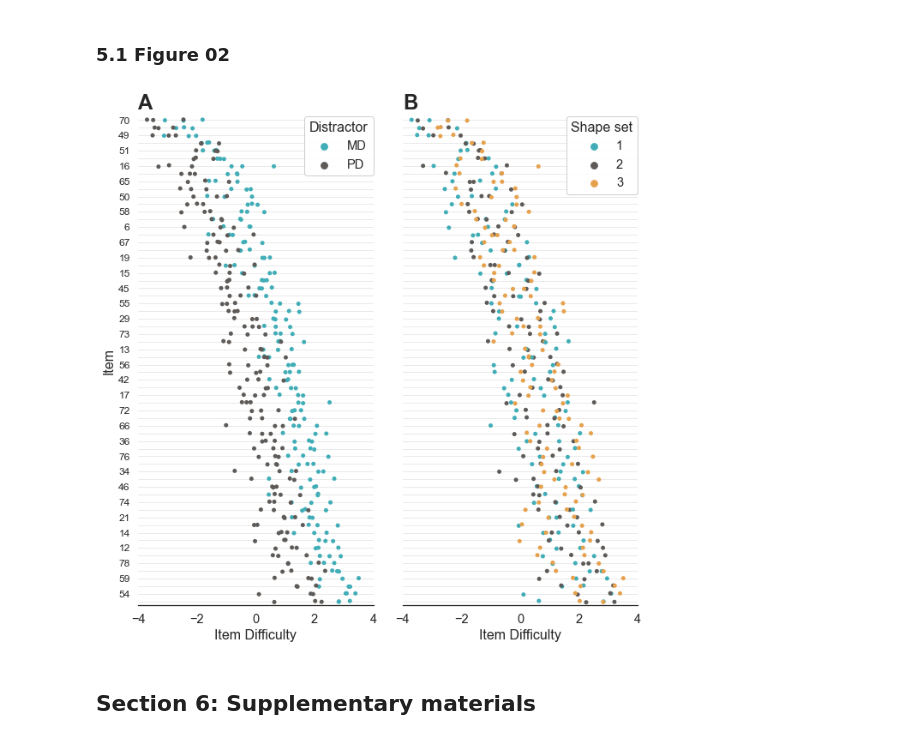
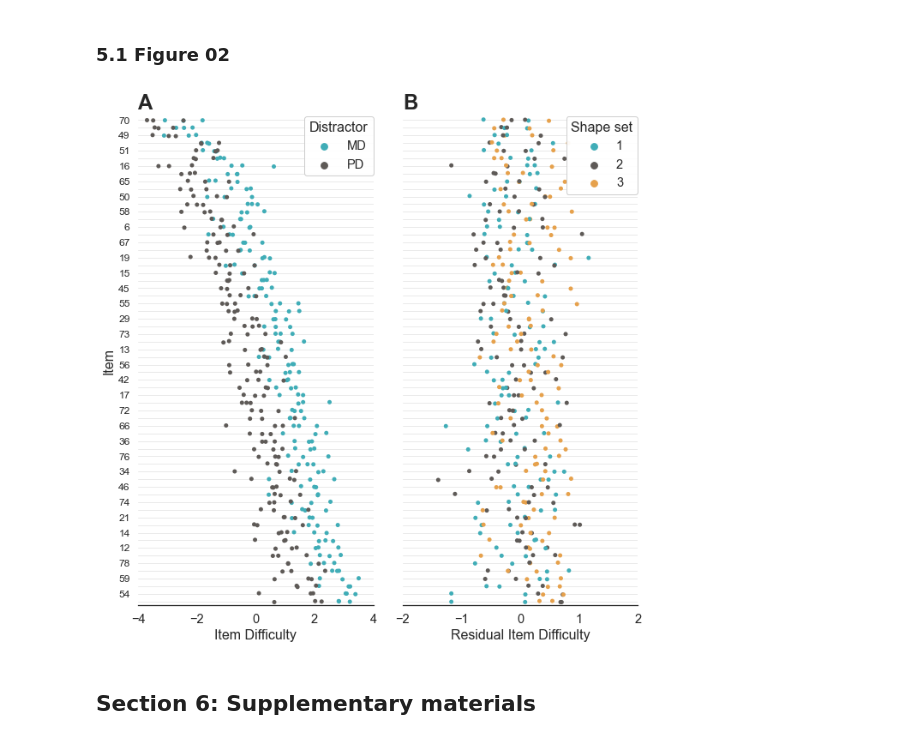
Before and after one commit to ndawlab/mars-irt, a Jupyter notebook: 03_Calibration/03_Modeling.ipynb, the cells around one changed output. Saved outputs shown, nothing was run; the diff lists cells and outputs as text; code cells hidden in the pictures.

Commit message:
updated figures + supp analyses

```diff
--- a/03_Calibration/03_Modeling.ipynb
+++ b/03_Calibration/03_Modeling.ipynb
@@ -468,15 +468,14 @@ beta_2 = sigma[:,1,np.newaxis] * samples.filter(regex='beta_2_pr\[').values
 ## Organize item & distractor type.
 beta_2 = beta_2.reshape(len(beta_2), 128, 3)
 
-## Identify largest / smallest difficulty by triad.
-ix_max = np.argmax(beta_2.mean(axis=0), axis=-1)
-ix_min = np.argmin(beta_2.mean(axis=0), axis=-1)
+## Compute mean absolute difference.
+D = np.array([[1,-1,0], [1,0,-1], [0,1,-1]])
+MAD = np.abs(beta_2 @ D).mean(axis=-1)
 
-## Compute difference between largest & smallest difficulties.
-delta = np.mean(beta_2[:,np.arange(128), ix_max] - beta_2[:,np.arange(128), ix_min], axis=1)
+## Compute summary statistics (across sets).
+arr = MAD.mean(axis=-1)
+mu = arr.mean()
+lb, ub = hdi(arr, hdi_prob=0.95)
 
-## Compute summary statistics.
-mu = np.median(delta)
-lb, ub = hdi(delta, hdi_prob=0.95)
-print('delta = %0.3f [%0.3f, %0.3f]' %(mu, lb, ub))
+print('MAD:\t%0.3f [%0.3f, %0.3f]' %(mu,lb,ub))
 # %% [output]
@@ -590,49 +585,67 @@ import matplotlib.pyplot as plt
 import seaborn as sns
 sns.set_theme('notebook', style='white', font='sans-serif', font_scale=1.33)
 
-## Load and prepare data.
+#~~~~~~~~~~~~~~~~~~~~~~~~~~~~~~~~~~~~~~~~~~#
+### Load and prepare data.
+#~~~~~~~~~~~~~~~~~~~~~~~~~~~~~~~~~~~~~~~~~~#
+
+## Load item features.
+design = read_csv(os.path.join('designs', 'features.csv'), usecols=np.arange(6))
+
+## Load and prepare item difficulty.
 summary = read_csv(os.path.join('stan_results', '3pl_m2_summary.tsv'), sep='\t', index_col=0)
-design = read_csv(os.path.join('designs', 'features.csv'), usecols=np.arange(6))
 design['beta'] = summary.T.filter(regex='beta\[').T['Mean'].values
+design['beta_2'] = summary.T.filter(regex='beta_2_pr').T['Mean'].values *\
+                   summary.T.filter(regex='sigma\[2').T['Mean'].values
 
 ## Format data.
 design = design.replace({'md':'MD', 'pd':'PD'})
 
+#~~~~~~~~~~~~~~~~~~~~~~~~~~~~~~~~~~~~~~~~~~#
+### Plotting.
+#~~~~~~~~~~~~~~~~~~~~~~~~~~~~~~~~~~~~~~~~~~#
+
 ## Initialize canvas.
-fig, axes = plt.subplots(1, 2, figsize=(9,9), sharex=True, sharey=True)
+fig, axes = plt.subplots(1, 2, figsize=(9,9), sharey=True)
+
+## Define plotting variables.
 order = design.groupby('item').beta.mean().sort_values().index
 palette = ['#40adb7', '#5E5A57', '#e6a14c']
+hues = ['distractor', 'shape_set']
+xvars = ['beta','beta_2']
+xlims = [(-4,4), (-2,2)]
 
 ## Iteratively plot.
-for ax, hue, label in zip(axes, ['distractor', 'shape_set'], ['A','B']):
+for ax, x, xlim, hue, label in zip(axes, xvars, xlims, hues, ['A','B']):
 
     ## Plot item difficulty parameters.
-    sns.stripplot(x='beta', y='item', hue=hue, data=design, order=order, palette=palette,
+    sns.stripplot(x=x, y='item', hue=hue, data=design, order=order, palette=palette,
                   orient='h', ax=ax)
 
     ## Add grid.
     ax.grid(axis='y', alpha=0.4)
 
     ## Add details.
     ax.set_yticklabels([str(l) if not i % 2 else '' for i, l in enumerate(order)], fontsize=12)
-    ax.set(xlim=(-4,4), xlabel='Item Difficulty', ylabel='')
+    ax.set(xlim=xlim, xlabel='Item Difficulty', ylabel='')
     if label == 'A': ax.set_ylabel('Item', fontsize=16)
+    if label == 'B': ax.set_xlabel('Residual Item Difficulty')
 
     ## Add legend.
     ax.legend(loc=1, borderaxespad=0, title=hue.replace('_',' ').capitalize(), framealpha=0.95)
 
     ## Add label.
     ax.annotate(label, (0,0), (0,1.005), 'axes fraction', ha='left', va='bottom',
                 fontsize=24, fontweight='bold')
 
 ## Adjust figure spacing.
 sns.despine(left=True, right=True, top=True)
 plt.subplots_adjust(left=0.08, right=0.98, top=0.95, bottom=0.07, wspace=0.125)
 
 ## Save figure.
 plt.savefig(os.path.join('..', '05_Figures', 'fig02.png'), dpi=100)
 # %% [output]
-[figure, old version]
+[figure, new version]
 # %% [markdown]
 ## Section 6: Supplementary materials
 # %% [markdown]
```
Also changed, not shown: parts of 4 cells of this notebook, 3 other files.
